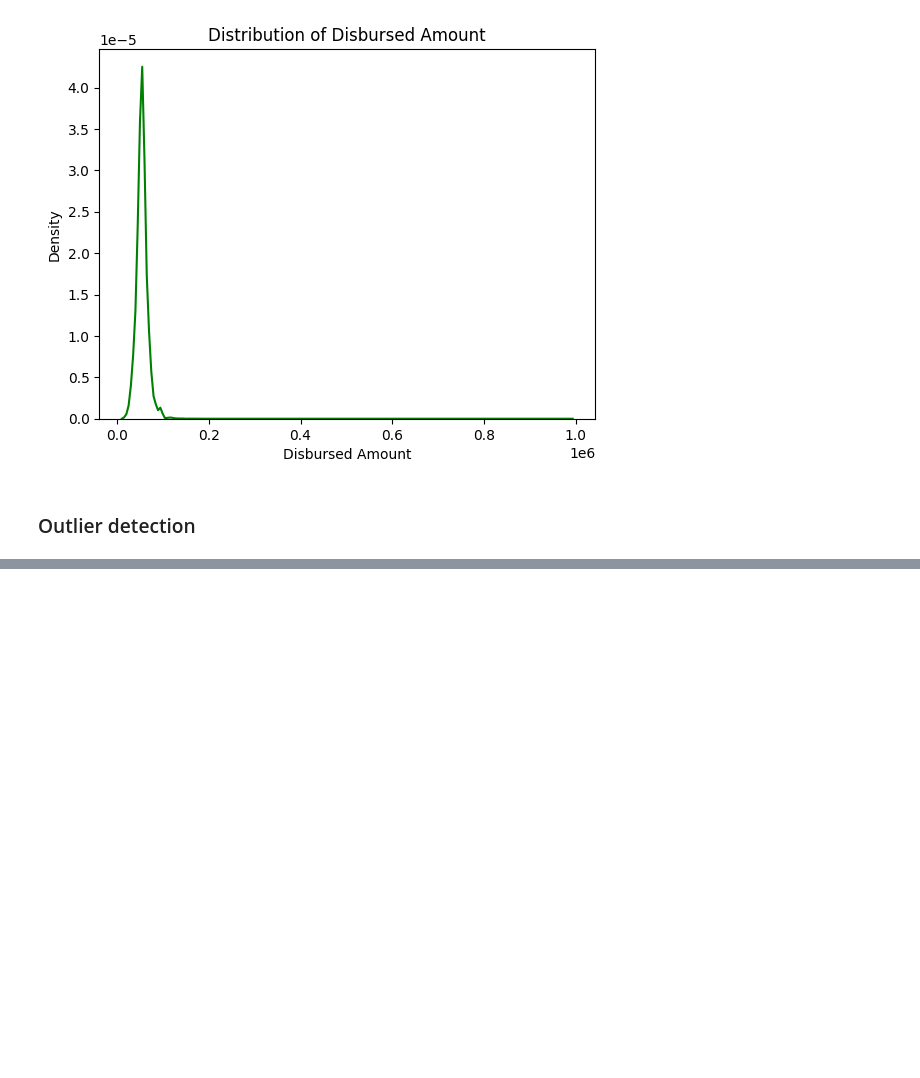
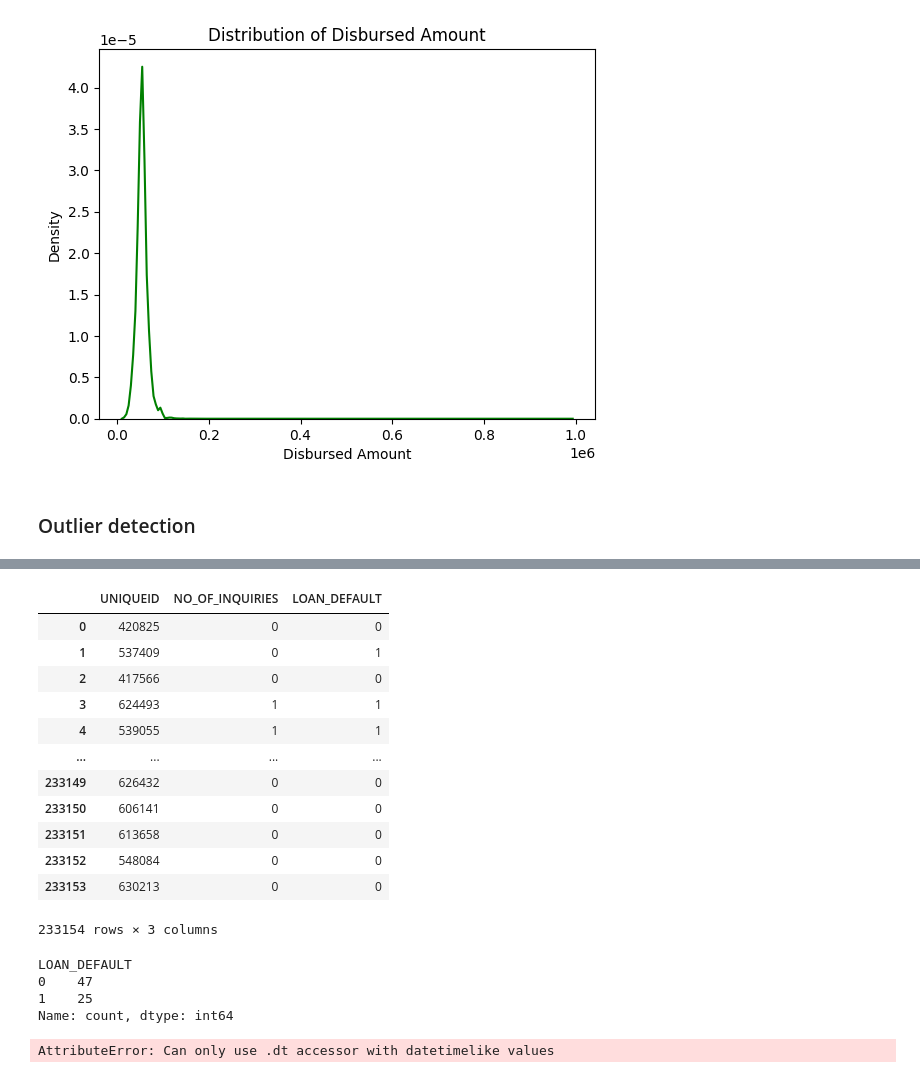
Before and after one commit to kirti-s11/FraudDetection_Training_Project, a Jupyter notebook: experiment.ipynb, the cells around one changed output, grey strips where cells are left out. Saved outputs shown, nothing was run; the diff lists cells and outputs as text; code cells hidden in the pictures; blank space fills up the shorter version.

```diff
--- a/experiment.ipynb
+++ b/experiment.ipynb
@@ -334,0 +347,31 @@ tensor([[0.3006, 0.3322, 0.3672],
+# %%
+train[['UNIQUEID','NO_OF_INQUIRIES', 'LOAN_DEFAULT']]
+# %% [output]
+|  | UNIQUEID | NO_OF_INQUIRIES | LOAN_DEFAULT |
+| 0 | 420825 | 0 | 0 |
+| 1 | 537409 | 0 | 1 |
+| 2 | 417566 | 0 | 0 |
+| 3 | 624493 | 1 | 1 |
+| 4 | 539055 | 1 | 1 |
+| ... | ... | ... | ... |
+| 233149 | 626432 | 0 | 0 |
+| 233150 | 606141 | 0 | 0 |
+| 233151 | 613658 | 0 | 0 |
+| 233152 | 548084 | 0 | 0 |
+| 233153 | 630213 | 0 | 0 |
+233154 rows × 3 columns
+# %%
+train.loc[train['NO_OF_INQUIRIES'] > 10]['LOAN_DEFAULT'].value_counts()
+# %% [output]
+LOAN_DEFAULT
+0    47
+1    25
+Name: count, dtype: int64
+# %%
+today = pd.to_datetime('today')
+train['DATE_OF_BIRTH'] = today - train['DATE_OF_BIRTH']
+
+train['DATE_OF_BIRTH'] = train['DATE_OF_BIRTH'].dt.days / 365.25
+train['DATE_OF_BIRTH'].astype(int)
+# %% [output]
+AttributeError: Can only use .dt accessor with datetimelike values
```
Also changed, not shown: parts of 23 cells of this notebook, 1 other file.
